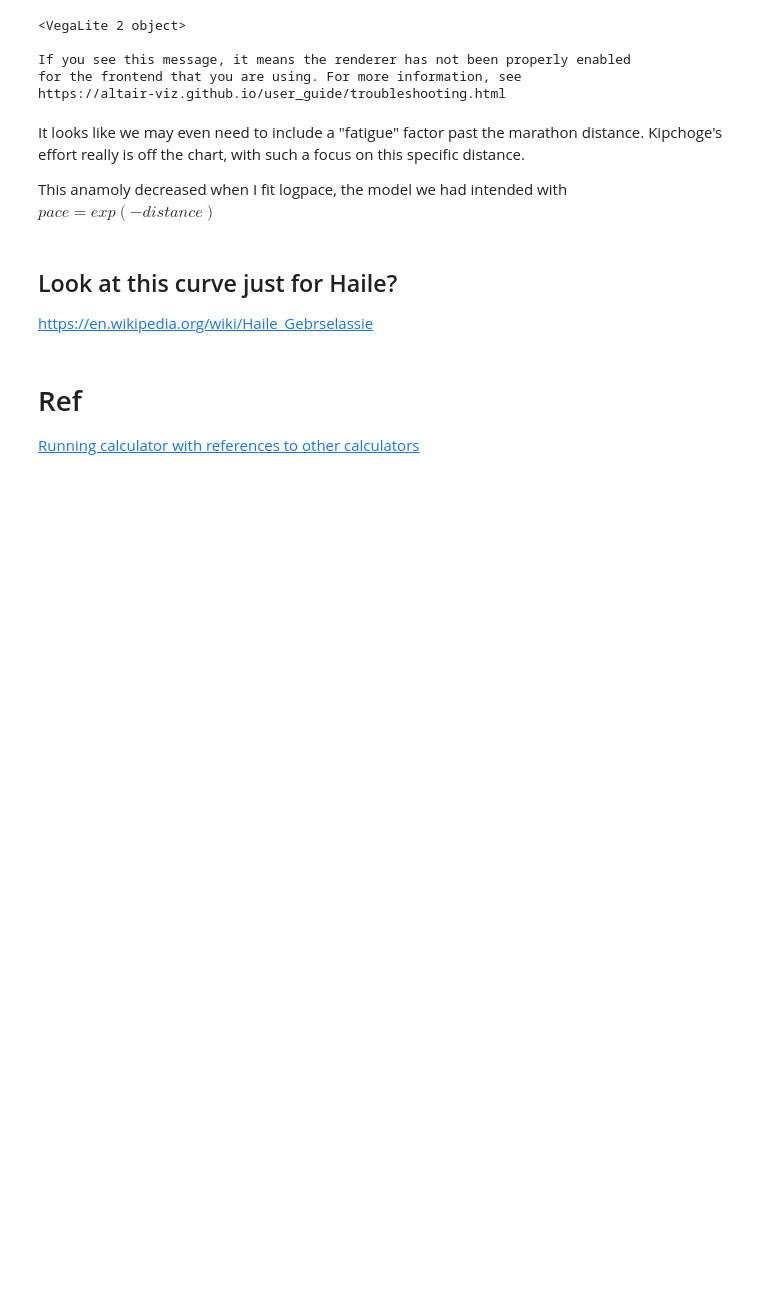
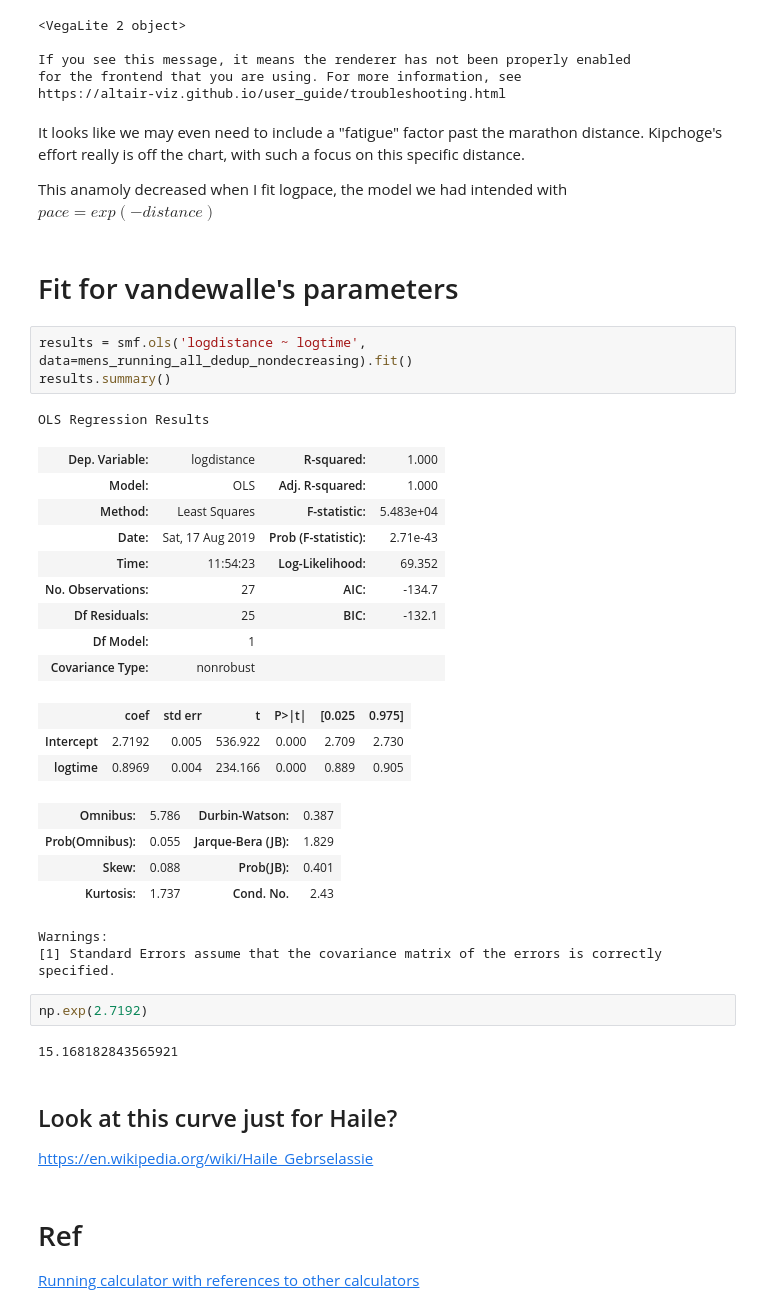
Before and after one commit to andyreagan/yasso, a Jupyter notebook: yasso.ipynb, the cells around one changed output. Cells and saved outputs as stored; diff of their text form; blank space fills up the shorter version.

```diff
--- a/yasso.ipynb
+++ b/yasso.ipynb
@@ -1026,6 +1063,35 @@ https://altair-viz.github.io/user_guide/troubleshooting.html
 It looks like we may even need to include a "fatigue" factor past the marathon distance. Kipchoge's effort really is off the chart, with such a focus on this specific distance.
 
 This anamoly decreased when I fit logpace, the model we had intended with $pace = exp(-distance)$
+# %% [markdown]
+# Fit for vandewalle's parameters
+# %%
+results = smf.ols('logdistance ~ logtime', data=mens_running_all_dedup_nondecreasing).fit()
+results.summary()
+# %% [output]
+OLS Regression Results
+| Dep. Variable: | logdistance | R-squared: | 1.000 |
+| Model: | OLS | Adj. R-squared: | 1.000 |
+| Method: | Least Squares | F-statistic: | 5.483e+04 |
+| Date: | Sat, 17 Aug 2019 | Prob (F-statistic): | 2.71e-43 |
+| Time: | 11:54:23 | Log-Likelihood: | 69.352 |
+| No. Observations: | 27 | AIC: | -134.7 |
+| Df Residuals: | 25 | BIC: | -132.1 |
+| Df Model: | 1 |  |  |
+| Covariance Type: | nonrobust |  |  |
+|  | coef | std err | t | P>|t| | [0.025 | 0.975] |
+| Intercept | 2.7192 | 0.005 | 536.922 | 0.000 | 2.709 | 2.730 |
+| logtime | 0.8969 | 0.004 | 234.166 | 0.000 | 0.889 | 0.905 |
+| Omnibus: | 5.786 | Durbin-Watson: | 0.387 |
+| Prob(Omnibus): | 0.055 | Jarque-Bera (JB): | 1.829 |
+| Skew: | 0.088 | Prob(JB): | 0.401 |
+| Kurtosis: | 1.737 | Cond. No. | 2.43 |
+Warnings:
+[1] Standard Errors assume that the covariance matrix of the errors is correctly specified.
+# %%
+np.exp(2.7192)
+# %% [output]
+15.168182843565921
 # %% [markdown]
 ## Look at this curve just for Haile?
 
```
Also changed, not shown: parts of 17 cells of this notebook, 4 other files.
